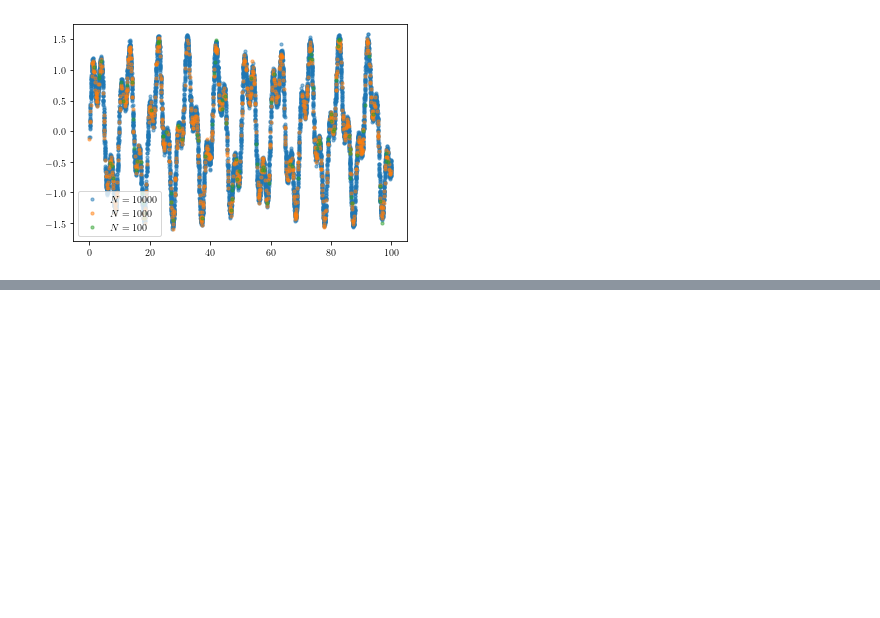
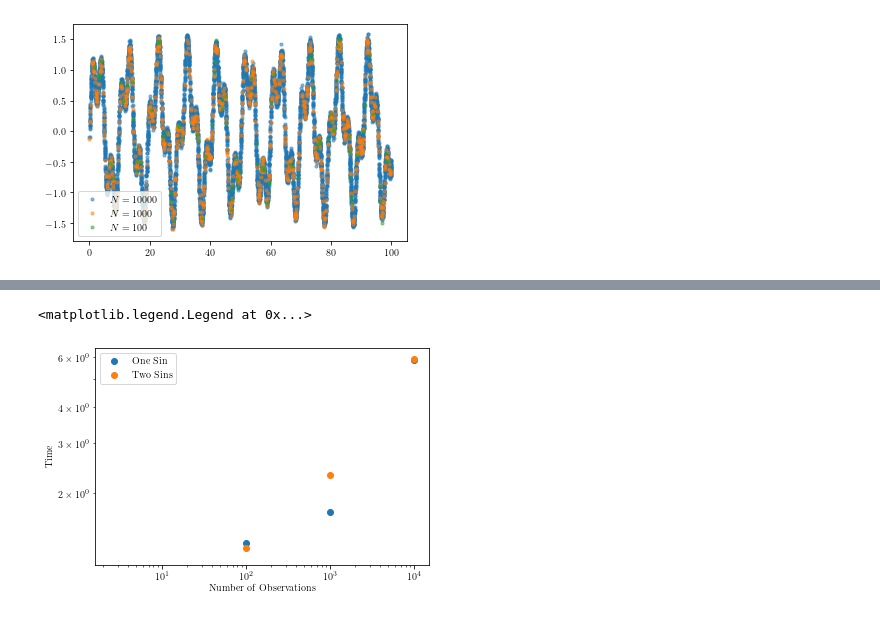
Before and after one commit to project-wavelets/JazzHands, a Jupyter notebook: jazzhands/data/benchmarking.ipynb, the cells around one changed output, grey strips where cells are left out. Saved outputs shown, nothing was run; the diff lists cells and outputs as text; code cells hidden in the pictures; blank space fills up the shorter version.

Commit message:
saved example wavelet maps, made a quick plot of time vs. number of observations

```diff
--- a/jazzhands/data/benchmarking.ipynb
+++ b/jazzhands/data/benchmarking.ipynb
@@ -26,15 +26,16 @@ plt.plot(t_mod,mod)
 N_obs = [10000,1000,100]
 for N in N_obs:
 
-    t_obs = np.random.uniform(high=baseline,size=N)
+    """t_obs = np.random.uniform(high=baseline,size=N)
     t_obs.sort()
 
     f_obs = amp1*np.sin(2*np.pi*frequency1*t_obs)
 
-    f_obs += 0.05*amp1*np.random.randn(N)
+    f_obs += 0.05*amp1*np.random.randn(N)""" #already generated data
+    t_obs, f_obs = np.genfromtxt(f'one_sin_0p05_noise_{N}_obs.txt', unpack=True)
 
     plt.scatter(t_obs,f_obs,s=10,alpha=0.5,label=f'$N={N}$')
-    np.savetxt(f'one_sin_0p05_noise_{N}_obs.txt',np.array([t_obs,f_obs]).T)
+    #np.savetxt(f'one_sin_0p05_noise_{N}_obs.txt',np.array([t_obs,f_obs]).T)
 plt.legend(loc='lower left')
 # %% [output]
 <matplotlib.legend.Legend at 0x...>
@@ -50,16 +51,17 @@ N_obs = [10000,1000,100]
 
 for N in N_obs:
 
-    t_obs = np.random.uniform(high=baseline,size=N)
+    """t_obs = np.random.uniform(high=baseline,size=N)
     t_obs.sort()
 
     f_obs = amp1*np.sin(2*np.pi*frequency1*t_obs)
     f_obs += amp2*np.sin(2*np.pi*frequency2*t_obs - delta_phase)
 
-    f_obs += 0.05*amp1*np.random.randn(N)
+    f_obs += 0.05*amp1*np.random.randn(N)""" #already generated data
+    t_obs, f_obs = np.genfromtxt(f'two_sin_0p05_noise_{N}_obs.txt', unpack=True)
 
     plt.scatter(t_obs,f_obs,s=10,alpha=0.5,label=f'$N={N}$')
-    np.savetxt(f'two_sin_0p05_noise_{N}_obs.txt',np.array([t_obs,f_obs]).T)
+    #np.savetxt(f'two_sin_0p05_noise_{N}_obs.txt',np.array([t_obs,f_obs]).T)
 plt.legend(loc='lower left')
 # %% [output]
 <matplotlib.legend.Legend at 0x...>
@@ -66,0 +110,13 @@ plt.legend(loc='lower left')
+# %%
+plt.scatter(N_obs, one_sin_times, label='One Sin')
+plt.scatter(N_obs, two_sin_times, label='Two Sins')
+
+plt.xscale('log')
+plt.yscale('log')
+
+plt.xlabel('Number of Observations')
+plt.ylabel('Time')
+plt.legend()
+# %% [output]
+<matplotlib.legend.Legend at 0x...>
+[figure, added]
```
Also changed, not shown: parts of 2 cells of this notebook, 12 other files.
